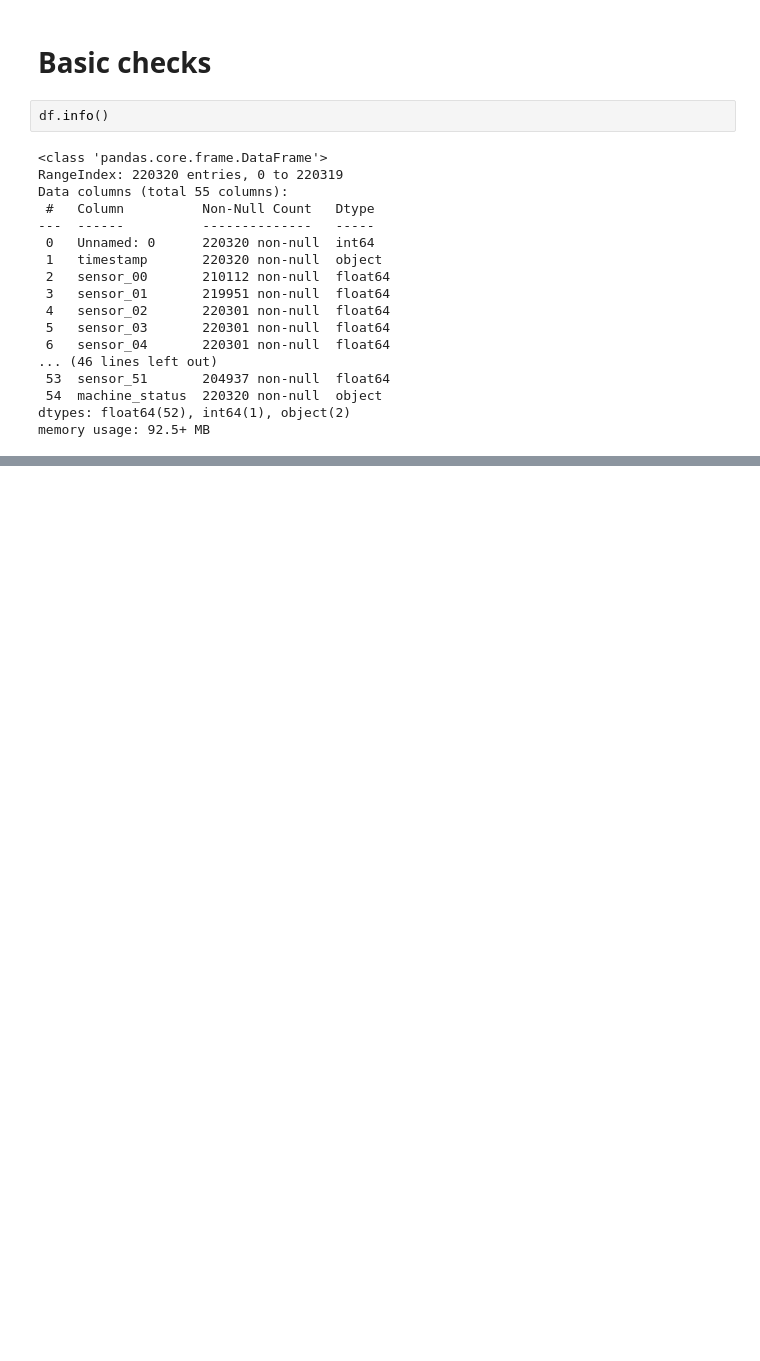
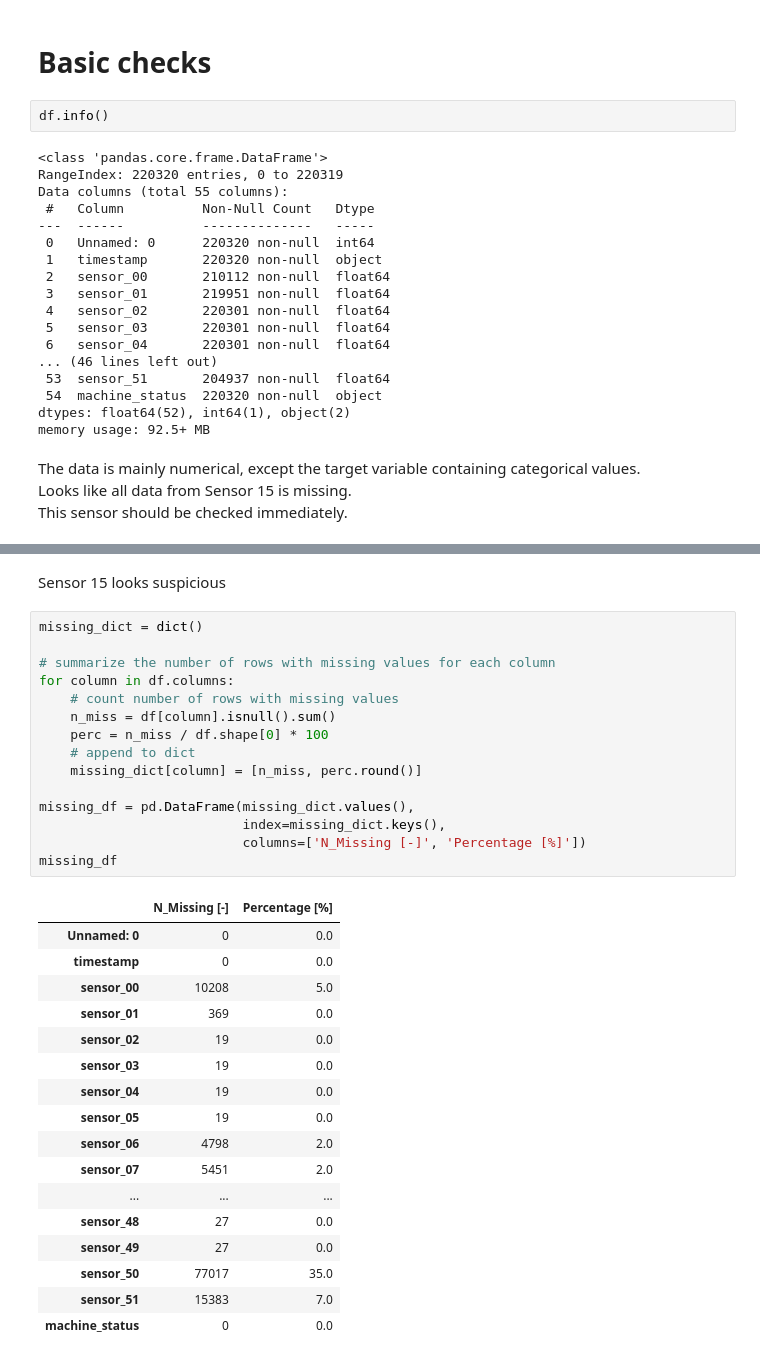
Before and after one commit to piotr-druzdzel/LSTM-for-Time-Series-Sensor-Data, a Jupyter notebook: main.ipynb, the cells around one changed output, grey strips where cells are left out. Drawn from its saved outputs; the diff is of its cells as text; blank space fills up the shorter version.

```diff
--- a/main.ipynb
+++ b/main.ipynb
@@ -39,6 +47,10 @@ Data columns (total 55 columns):
  54  machine_status  220320 non-null  object
 dtypes: float64(52), int64(1), object(2)
 memory usage: 92.5+ MB
+# %% [markdown]
+The data is mainly numerical, except the target variable containing categorical values. <br>
+Looks like all data from Sensor 15 is missing. <br>
+This sensor should be checked immediately.
 # %%
 df.describe().transpose()
 # %% [output]
@@ -59,3 +71,38 @@ df.describe().transpose()
 | sensor_49 | 220293.0 | 57.119968 | 19.143598 | 26.620370 | 47.743060 | 52.662040 | 60.763890 | 464.409700 |
 | sensor_50 | 143303.0 | 183.049260 | 65.258650 | 27.488426 | 167.534700 | 193.865700 | 219.907400 | 1000.000000 |
 | sensor_51 | 204937.0 | 202.699667 | 109.588607 | 27.777779 | 179.108800 | 197.338000 | 216.724500 | 1000.000000 |
+# %% [markdown]
+Sensor 15 looks suspicious
+# %%
+missing_dict = dict()
+
+# summarize the number of rows with missing values for each column
+for column in df.columns:
+    # count number of rows with missing values
+    n_miss = df[column].isnull().sum()
+    perc = n_miss / df.shape[0] * 100
+    # append to dict
+    missing_dict[column] = [n_miss, perc.round()]
+
+missing_df = pd.DataFrame(missing_dict.values(),
+                          index=missing_dict.keys(),
+                          columns=['N_Missing [-]', 'Percentage [%]'])
+missing_df
+# %% [output]
+|  | N_Missing [-] | Percentage [%] |
+| Unnamed: 0 | 0 | 0.0 |
+| timestamp | 0 | 0.0 |
+| sensor_00 | 10208 | 5.0 |
+| sensor_01 | 369 | 0.0 |
+| sensor_02 | 19 | 0.0 |
+| sensor_03 | 19 | 0.0 |
+| sensor_04 | 19 | 0.0 |
+| sensor_05 | 19 | 0.0 |
+| sensor_06 | 4798 | 2.0 |
+| sensor_07 | 5451 | 2.0 |
+| ... | ... | ... |
+| sensor_48 | 27 | 0.0 |
+| sensor_49 | 27 | 0.0 |
+| sensor_50 | 77017 | 35.0 |
+| sensor_51 | 15383 | 7.0 |
+| machine_status | 0 | 0.0 |
```
Also changed, not shown: parts of 10 cells of this notebook.
